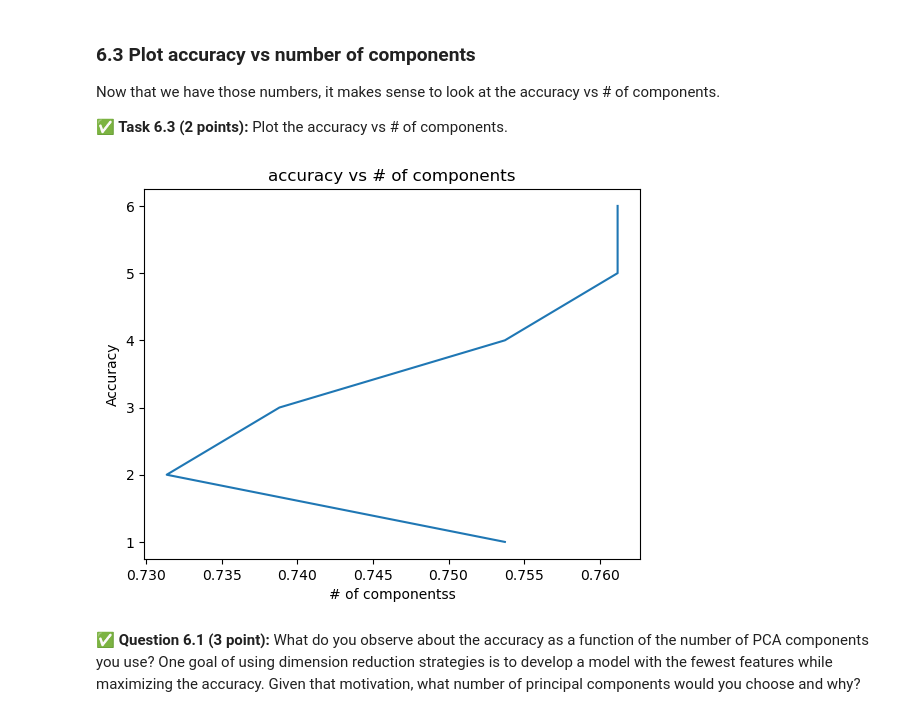
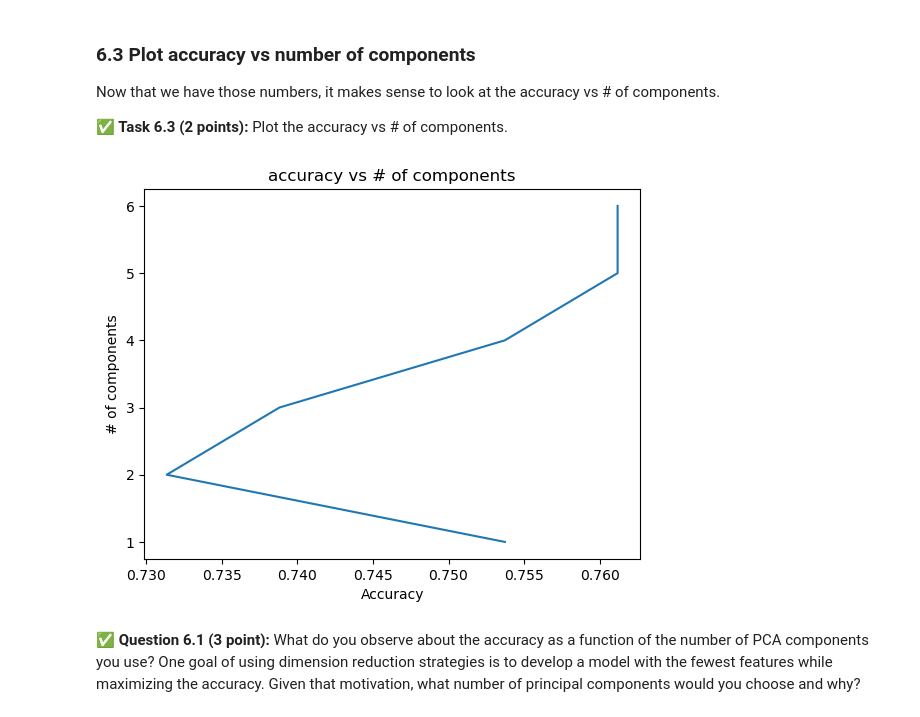
Before and after one commit to NathanZarkowsky/CMSE202-f23-turnin, a Jupyter notebook: hw-04/HW-04_PerceptronSVMandPCA-STUDENT.ipynb, the cells around one changed output. Cells and saved outputs as stored; diff of their text form; code cells hidden in the pictures.

```diff
--- a/hw-04/HW-04_PerceptronSVMandPCA-STUDENT.ipynb
+++ b/hw-04/HW-04_PerceptronSVMandPCA-STUDENT.ipynb
@@ -455,8 +455,12 @@ Now that you have created a function that returns the accuracy for a given numbe
 # Put your code here
 accuracies = []
 explained_variances = []
+pca = PCA(n_components=6)
+pca.fit(train_vectors)
+train_vectors_pca6 = pca.transform(train_vectors)
+test_vectors_pca6 = pca.transform(test_vectors)
 for n_components in range(1, 7):
-    accuracy, explained_variance = PCA_accuracy(n_components, train_vectors, test_vectors, train_labels, test_labels)
+    accuracy, explained_variance = PCA_accuracy(n_components, train_vectors_pca6, test_vectors_pca6, train_labels, test_labels)
     accuracies.append(accuracy)
     explained_variances.append(explained_variance)
 print(accuracies)
@@ -473,13 +477,13 @@ Now that we have those numbers, it makes sense to look at the accuracy vs # of c
 # %%
 # Put your code here
 components_range=range(1,7)
 plt.plot(accuracies,components_range)
-plt.xlabel('# of componentss')
-plt.ylabel('Accuracy')
+plt.xlabel('Accuracy')
+plt.ylabel('# of components')
 plt.title('accuracy vs # of components')
 plt.show()
 # %% [output]
-[figure, old version]
+[figure, new version]
 # %% [markdown]
 **&#9989; Question 6.1 (3 point):** What do you observe about the accuracy as a function of the number of PCA components you use? One goal of using dimension reduction strategies is to develop a model with the fewest features while maximizing the accuracy. Given that motivation, what number of principal components would you choose and why?
 # %% [markdown]
```
Also changed, not shown: parts of 10 cells of this notebook.
